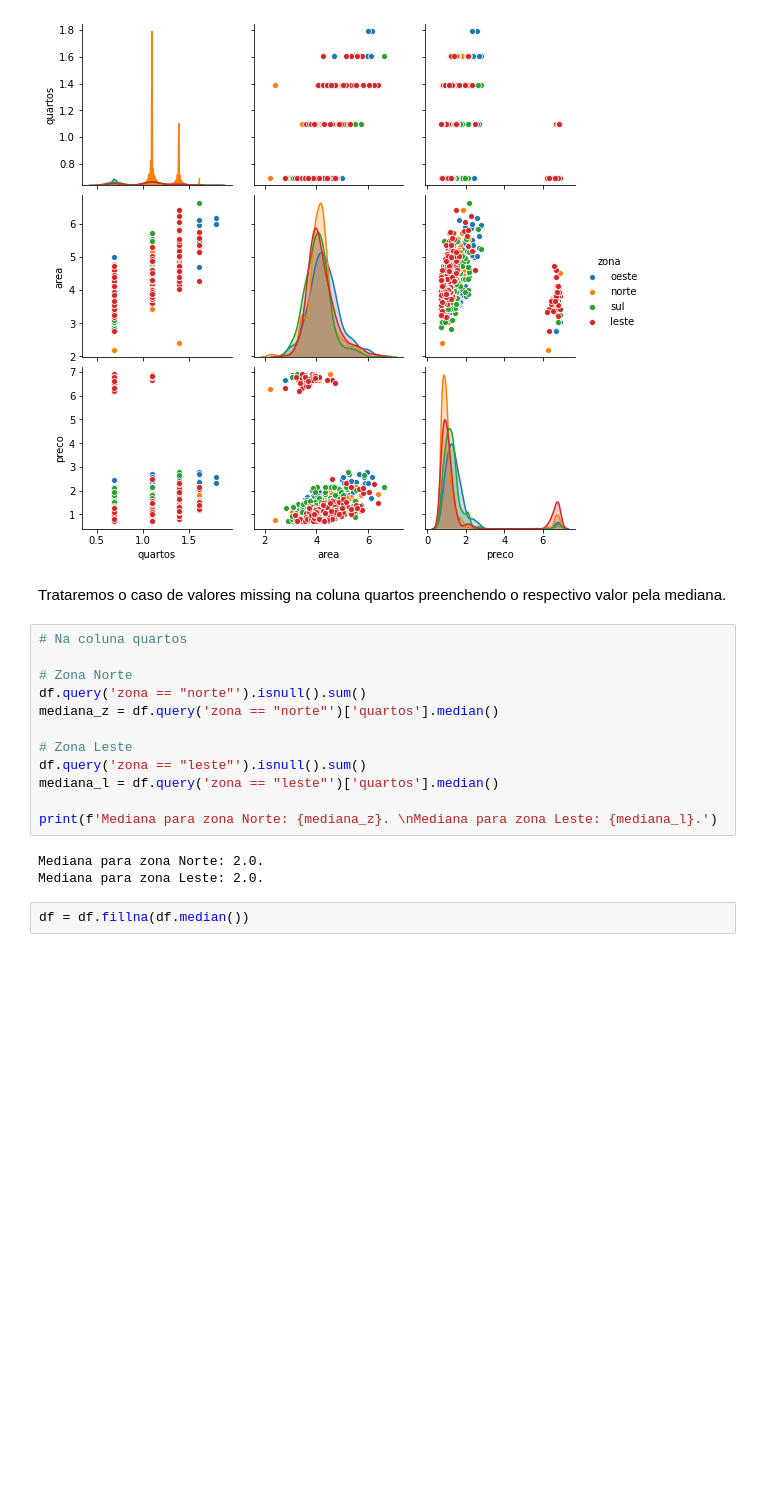
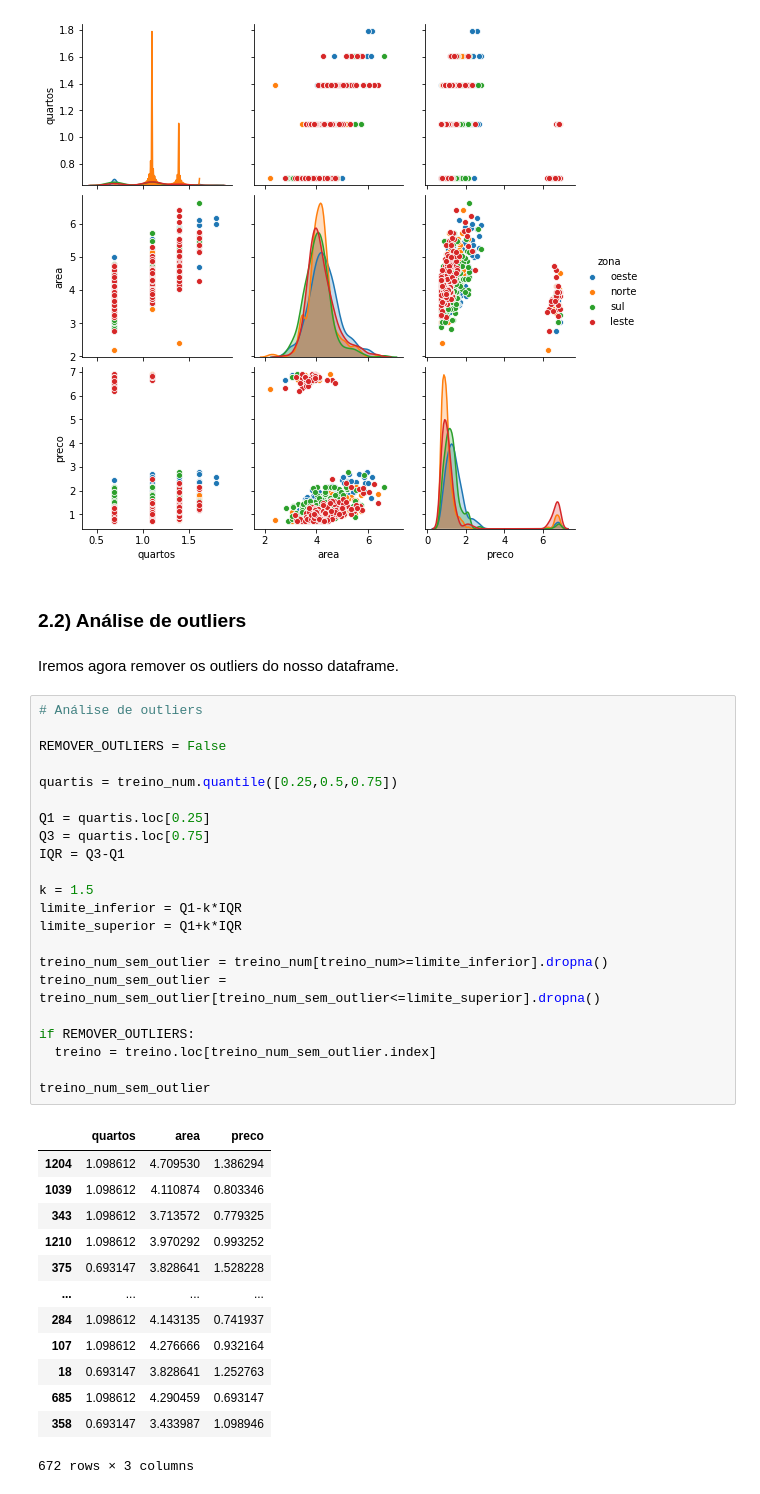
Before and after one commit to EduardoCampos1978/calculadora-de-aluguel, a Jupyter notebook: analise_exploratoria.ipynb, the cells around one changed output. Saved outputs shown, nothing was run; the diff lists cells and outputs as text; blank space fills up the shorter version.

```diff
--- a/analise_exploratoria.ipynb
+++ b/analise_exploratoria.ipynb
@@ -152,22 +150,43 @@ sns.pairplot(data=treino, hue='zona')
 plt.show()
 # %% [output]
 [figure]
-# %% [markdown]
-Trataremos o caso de valores missing na coluna quartos preenchendo o respectivo valor pela mediana.
-# %%
-# Na coluna quartos
-
-# Zona Norte
-df.query('zona == "norte"').isnull().sum()
-mediana_z = df.query('zona == "norte"')['quartos'].median()
-
-# Zona Leste
-df.query('zona == "leste"').isnull().sum()
-mediana_l = df.query('zona == "leste"')['quartos'].median()
-
-print(f'Mediana para zona Norte: {mediana_z}. \nMediana para zona Leste: {mediana_l}.')
-# %% [output]
-Mediana para zona Norte: 2.0.
-Mediana para zona Leste: 2.0.
-# %%
-df = df.fillna(df.median())
+# %% [markdown]
+### 2.2) Análise de outliers
+# %% [markdown]
+Iremos agora remover os outliers do nosso dataframe.
+# %%
+# Análise de outliers
+
+REMOVER_OUTLIERS = False
+
+quartis = treino_num.quantile([0.25,0.5,0.75])
+
+Q1 = quartis.loc[0.25]
+Q3 = quartis.loc[0.75]
+IQR = Q3-Q1
+
+k = 1.5
+limite_inferior = Q1-k*IQR
+limite_superior = Q1+k*IQR
+
+treino_num_sem_outlier = treino_num[treino_num>=limite_inferior].dropna()
+treino_num_sem_outlier = treino_num_sem_outlier[treino_num_sem_outlier<=limite_superior].dropna()
+
+if REMOVER_OUTLIERS:
+  treino = treino.loc[treino_num_sem_outlier.index]
+
+treino_num_sem_outlier
+# %% [output]
+|  | quartos | area | preco |
+| 1204 | 1.098612 | 4.709530 | 1.386294 |
+| 1039 | 1.098612 | 4.110874 | 0.803346 |
+| 343 | 1.098612 | 3.713572 | 0.779325 |
+| 1210 | 1.098612 | 3.970292 | 0.993252 |
+| 375 | 0.693147 | 3.828641 | 1.528228 |
+| ... | ... | ... | ... |
+| 284 | 1.098612 | 4.143135 | 0.741937 |
+| 107 | 1.098612 | 4.276666 | 0.932164 |
+| 18 | 0.693147 | 3.828641 | 1.252763 |
+| 685 | 1.098612 | 4.290459 | 0.693147 |
+| 358 | 0.693147 | 3.433987 | 1.098946 |
+672 rows × 3 columns
```
Also changed, not shown: parts of 4 cells of this notebook.
